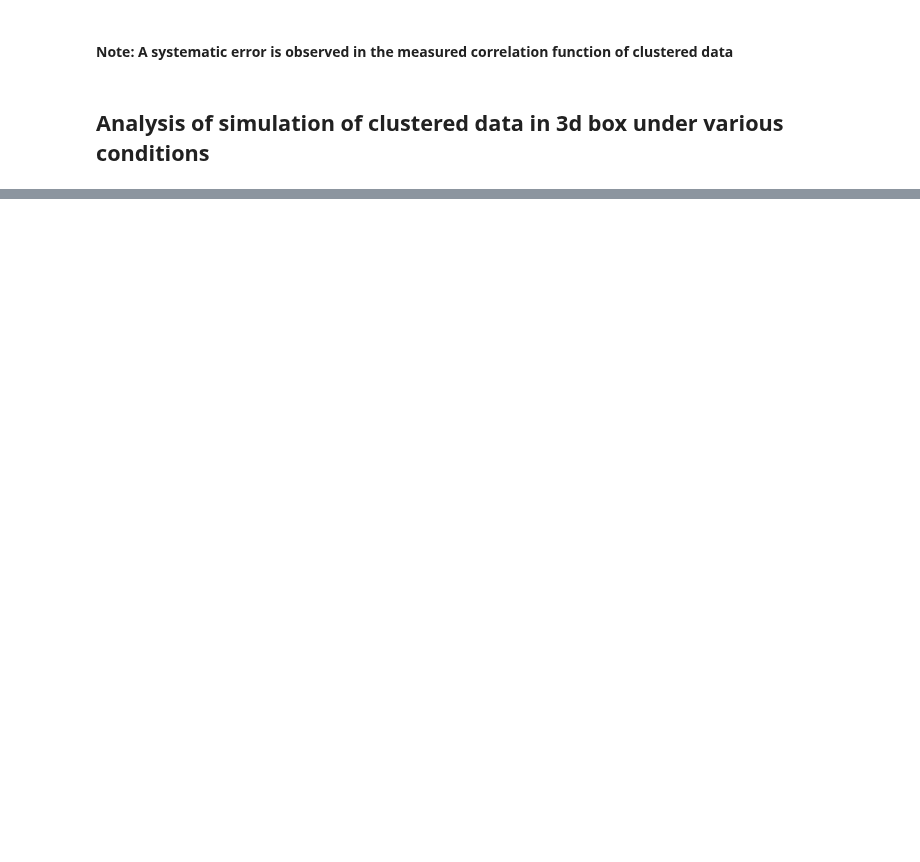
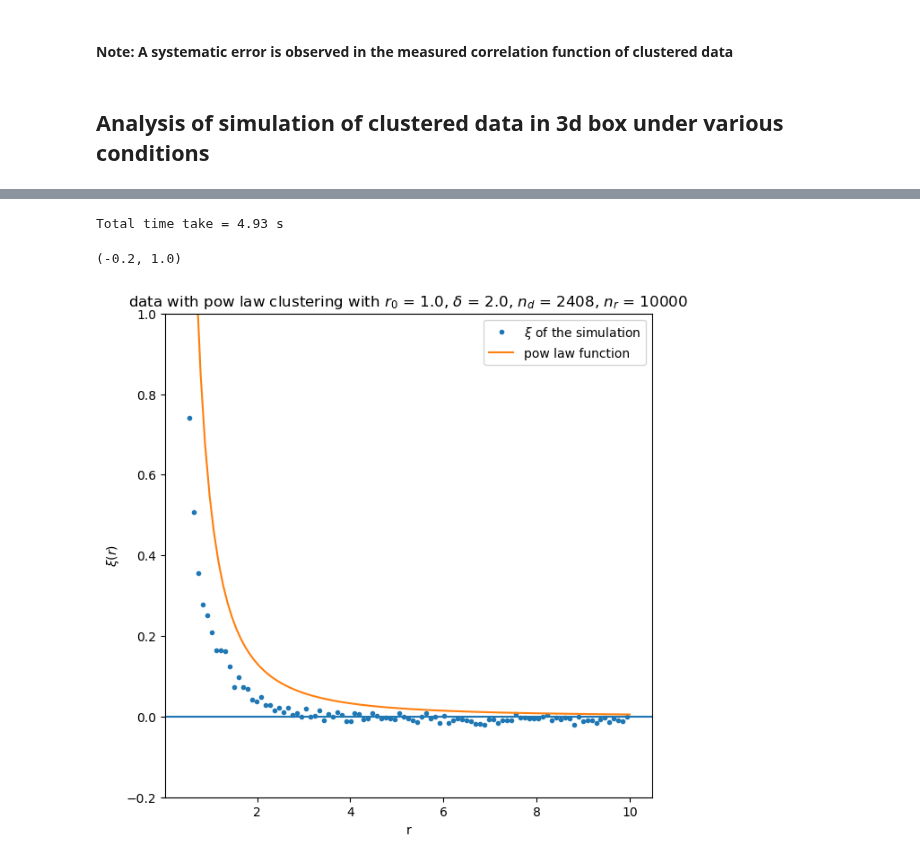
Before and after one commit to VibinRam/DP2, a Jupyter notebook: Codes/Clustering_simulation/cluster_simulation.ipynb, the cells around one changed output, grey strips where cells are left out. Cells and saved outputs as stored; diff of their text form; code cells hidden in the pictures; blank space fills up the shorter version.

```diff
--- a/Codes/Clustering_simulation/cluster_simulation.ipynb
+++ b/Codes/Clustering_simulation/cluster_simulation.ipynb
@@ -283,0 +295,7 @@ Total time take = 2.09 s
+# %%
+ax = Look_into(r0 = 1.0, delta = 2.0, n_d = 3000, n_r = 10000, bins = np.linspace(0.5, 10, 100))
+ax.set_ylim(-0.2, 1)
+# %% [output]
+Total time take = 4.93 s
+(-0.2, 1.0)
+[figure, added]
```
Also changed, not shown: parts of 16 cells of this notebook.
